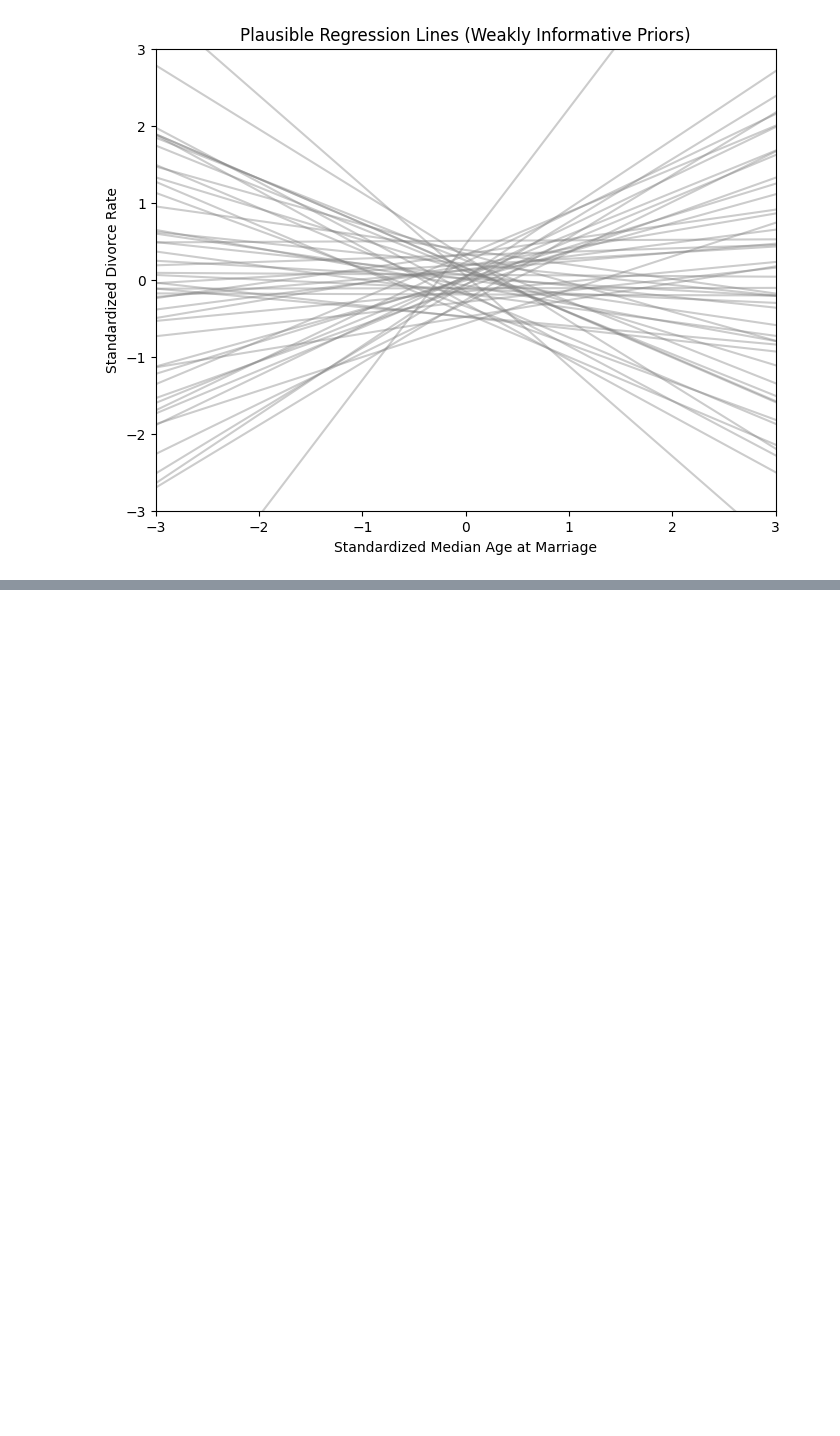
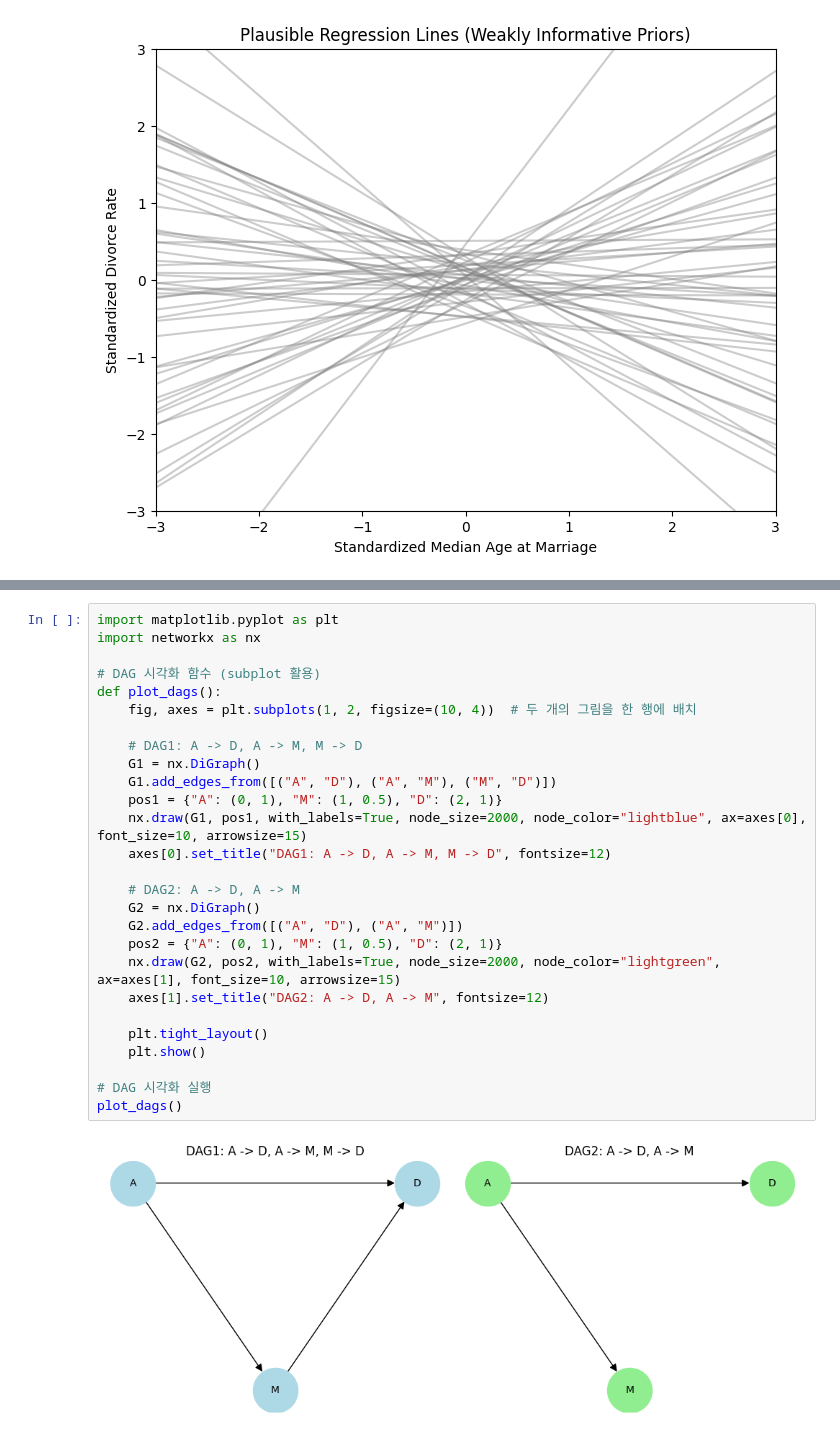
Before and after one commit to psiudo/Statististical-Rethinking, a Jupyter notebook: Chap5.ipynb, the cells around one changed output, grey strips where cells are left out. Drawn from its saved outputs; the diff is of its cells as text; blank space fills up the shorter version.

```diff
--- a/Chap5.ipynb
+++ b/Chap5.ipynb
@@ -213,0 +472,29 @@ DAG2 Structure:
+# %%
+import matplotlib.pyplot as plt
+import networkx as nx
+
+# DAG 시각화 함수 (subplot 활용)
+def plot_dags():
+    fig, axes = plt.subplots(1, 2, figsize=(10, 4))  # 두 개의 그림을 한 행에 배치
+
+    # DAG1: A -> D, A -> M, M -> D
+    G1 = nx.DiGraph()
+    G1.add_edges_from([("A", "D"), ("A", "M"), ("M", "D")])
+    pos1 = {"A": (0, 1), "M": (1, 0.5), "D": (2, 1)}
+    nx.draw(G1, pos1, with_labels=True, node_size=2000, node_color="lightblue", ax=axes[0], font_size=10, arrowsize=15)
+    axes[0].set_title("DAG1: A -> D, A -> M, M -> D", fontsize=12)
+
+    # DAG2: A -> D, A -> M
+    G2 = nx.DiGraph()
+    G2.add_edges_from([("A", "D"), ("A", "M")])
+    pos2 = {"A": (0, 1), "M": (1, 0.5), "D": (2, 1)}
+    nx.draw(G2, pos2, with_labels=True, node_size=2000, node_color="lightgreen", ax=axes[1], font_size=10, arrowsize=15)
+    axes[1].set_title("DAG2: A -> D, A -> M", fontsize=12)
+
+    plt.tight_layout()
+    plt.show()
+
+# DAG 시각화 실행
+plot_dags()
+# %% [output]
+[figure, added]
```
Also changed, not shown: parts of 37 cells of this notebook.
